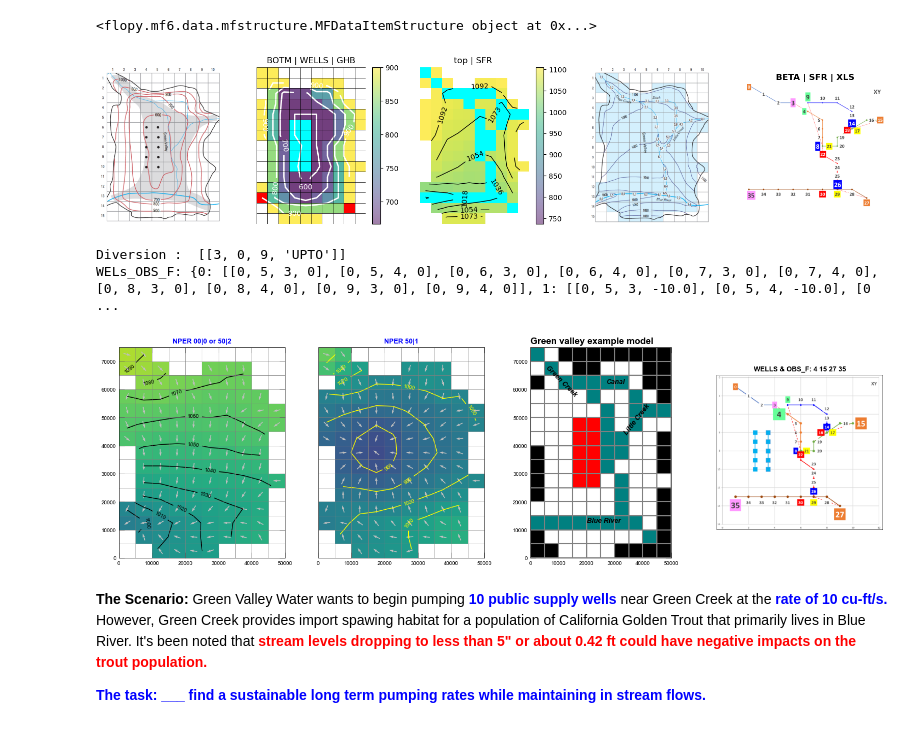
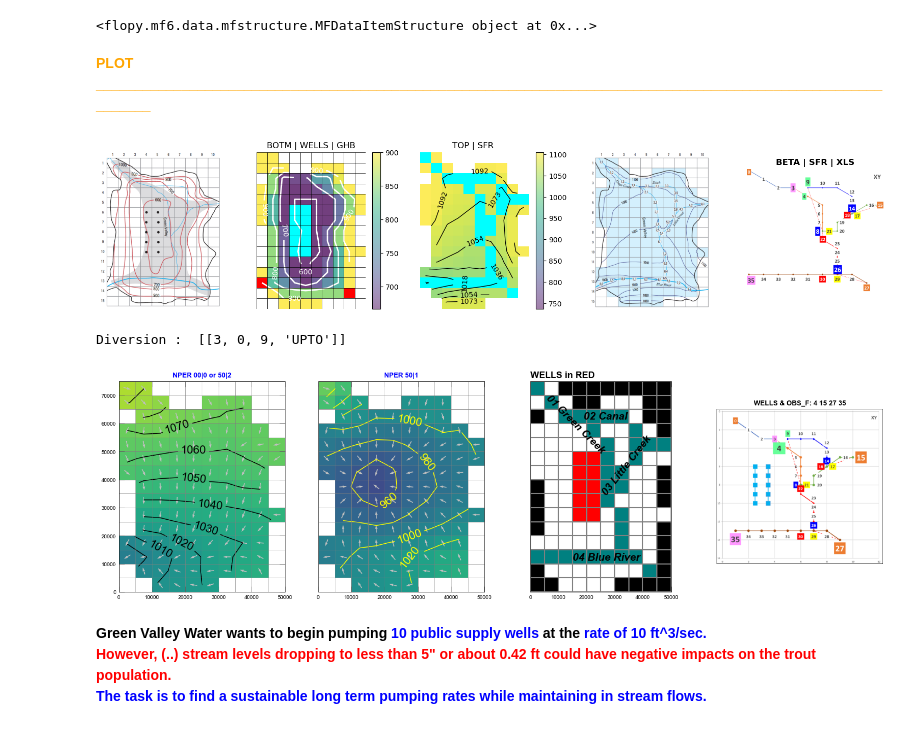
Before and after one commit to grossiRM/Beta-Me, a Jupyter notebook: MF6/11_ex-gwf-sfr-p01_c_API.ipynb, the cells around one changed output. Drawn from its saved outputs; the diff is of its cells as text; code cells hidden in the pictures.

```diff
--- a/MF6/11_ex-gwf-sfr-p01_c_API.ipynb
+++ b/MF6/11_ex-gwf-sfr-p01_c_API.ipynb
@@ -24,27 +26,26 @@ df    = pd.read_csv(REF1/'Beta'/"Bxls_sfr_P.csv", header=None).dropna(how='all')
 # %%
 def build_models():
-    global OBS_D , OBS_F
-    name = model_name
-    sim = flopy.mf6.MFSimulation(sim_name=model_name, sim_ws=TA)         ; flopy.mf6.ModflowTdis(sim, nper=nper, perioddata=tdis_ds, time_units=time_units ) ;aa="summary";bb="bicgstab"
-    flopy.mf6.ModflowIms(sim,print_option=aa,linear_acceleration=bb,outer_maximum=nouter,outer_dvclose=hclose,inner_maximum=ninner,inner_dvclose=hclose,rcloserecord=f"{rclose} strict",)
-    gwf = flopy.mf6.ModflowGwf(sim, modelname=model_name, newtonoptions="newton", save_flows=True)
-    flopy.mf6.ModflowGwfdis(gwf,length_units=length_units,nlay=nlay,nrow=nrow,ncol=ncol,delr=delr,delc=delc,idomain=idomain,top=top,botm=botm,)
-    flopy.mf6.ModflowGwfnpf(gwf,icelltype=1,k=k11,save_specific_discharge=True,)            ; flopy.mf6.ModflowGwfsto(gwf,iconvert=1,sy=sy,ss=ss,steady_state={0: True},transient={1: True},)
-    flopy.mf6.ModflowGwfic(gwf, strt=strt)  ;     flopy.mf6.ModflowGwfghb(gwf, stress_period_data=GHB_S)       ; flopy.mf6.ModflowGwfwel(gwf, stress_period_data=WEL_S)
-    flopy.mf6.ModflowGwfrcha(gwf, recharge=recharge)                                                           ; flopy.mf6.ModflowGwfevta(gwf, surface=surf, rate=evap_rate, depth=ext_depth)
-    sfr = flopy.mf6.ModflowGwfsfr(gwf,length_conversion=3.28081,nreaches=len(SFR_P),packagedata=SFR_P,connectiondata=SFR_C,diversions=SFR_D,perioddata=SFR_S,)
-    OBS_F = f"{sim_name}.sfr.obs" ; csv_file = OBS_F + ".csv"
-    OBS_D = {csv_file: [("r01_stage", "stage", (3,))           ,("r02_stage", "stage", (14,))           ,("r03_stage", "stage", (26,))           ,("r04_stage", "stage"          , (35,)),
-                        ("r01_flow", "downstream-flow", (3,))  ,("r02_flow", "downstream-flow", (14,)) ,("r03_flow", "downstream-flow" ,(26,)) ,("r04_flow", "downstream-flow", (35,))]}
-    sfr.obs.initialize(filename=OBS_F, digits=10, print_input=True, continuous=OBS_D)                ; HF = f"{name}.hds" ;     QF = f"{name}.cbc"
-    flopy.mf6.ModflowGwfoc(gwf,head_filerecord=HF,budget_filerecord=QF,saverecord={0: [("HEAD", "LAST"), ("BUDGET", "LAST")],1: [("HEAD", "LAST"), ("BUDGET", "ALL")],},) ;     return sim
+    global OBS_D , OBS_F ; name = model_name
+    sim = flopy.mf6.MFSimulation  (sim_name=model_name, sim_ws=TA)         ; flopy.mf6.ModflowTdis(sim, nper=nper, perioddata=tdis_ds, time_units=time_units ) ;aa="summary";bb="bicgstab"
+    flopy.mf6.ModflowIms (sim,print_option=aa,linear_acceleration=bb,outer_maximum=nouter,outer_dvclose=hclose,inner_maximum=ninner,inner_dvclose=hclose,rcloserecord=f"{rclose} strict",)
+    gwf = flopy.mf6.ModflowGwf  (sim, modelname=model_name, newtonoptions="newton", save_flows=True)
+    flopy.mf6.ModflowGwfdis  (gwf,length_units=length_units,nlay=nlay,nrow=nrow,ncol=ncol,delr=delr,delc=delc,idomain=idomain,top=top,botm=botm,)
+    flopy.mf6.ModflowGwfnpf  (gwf,icelltype=1,k=k11,save_specific_discharge=True,)     ; flopy.mf6.ModflowGwfsto(gwf,iconvert=1,sy=sy,ss=ss,steady_state={0: True},transient={1: True},)
+    flopy.mf6.ModflowGwfic   (gwf, strt=IC)    ; flopy.mf6.ModflowGwfghb(gwf, stress_period_data=GHB_S)  ;flopy.mf6.ModflowGwfwel(gwf, stress_period_data=WEL_S)
+    flopy.mf6.ModflowGwfrcha (gwf, recharge=recharge)                                                      ;flopy.mf6.ModflowGwfevta(gwf, surface=surf, rate=evap_rate, depth=ext_depth)
+
+    sfr = flopy.mf6.ModflowGwfsfr (gwf,length_conversion=3.28081,nreaches=len(SFR_P),packagedata=SFR_P,connectiondata=SFR_C,diversions=SFR_D,perioddata=SFR_S,)
+    sfr.obs.initialize(filename=OBS_F, digits=10, print_input=True, continuous=OBS_D)                                       ;HF=f"{name}.hds" ;QF=f"{name}.cbc"
+
+    flopy.mf6.ModflowGwfoc  (gwf,head_filerecord=HF,budget_filerecord=QF,saverecord={0:[("HEAD","LAST"),("BUDGET","LAST")],1:[("HEAD","LAST"), ("BUDGET","ALL")],},)   ; return sim
 
 def write_models(sim, silent=True):     sim.write_simulation(silent=silent)
-def run_models(sim, silent=True):       success, buff = sim.run_simulation(silent=silent)       ;     assert success, buff
+def run_models(sim, silent=True):       success, buff = sim.run_simulation(silent=silent)       ; assert success, buff
+sim = build_models()                  ; sim.write_simulation(silent=True)                       ; sim.run_simulation(silent=True);
+# %% [output]
+<flopy.mf6.data.mfstructure.MFDataItemStructure object at 0x...>
-# %%
-sim = build_models()             ; sim.write_simulation(silent=True)     ; sim.run_simulation(silent=True);
-# %% [output]
-<flopy.mf6.data.mfstructure.MFDataItemStructure object at 0x...>
+# %% [markdown]
+<font color='orange'> **PLOT ____________________________________________________________________________________________________________** </font>
 # %%
 GWF=sim.get_model()             ; HOBJ=GWF.output.head()                              ; COBJ=GWF.output.budget()              ; kstpkper=HOBJ.get_kstpkper()
 SA =np.max(top)-np.min(top)     ; LT=np.arange(np.min(top[0]),np.max(top[0]), SA/60)  ; SB=np.max(botm)-np.min(botm)          ; LEV=np.arange(np.min(botm[0]), np.max(botm[0]), SB/10)
@@ -58,34 +59,33 @@ ax = fig.add_subplot(152)            ; mm=flopy.plot.PlotMapView(GWF,ax=ax)   ;
 cbar=plt.colorbar(CO,ax=ax,format="%.0f")    ; plt.axis('off')               ; CW= mm.contour_array(botm,levels=LEV,linewidths=2,linestyles="-",colors="white",masked_values=(0, 1e30, -1e30))
 mm.plot_bc("GHB", color="red")  ; mm.plot_bc("WEL",color="cyan",kper=1) ; ax.set_title("BOTM | WELLS | GHB")  ; mm.plot_grid(lw=0.5, color="black")  ; plt.clabel(CW, fmt="%1.0f")
 
-ax = fig.add_subplot(153)            ; ax.set_title("top | SFR ")  ;plt.axis('off') ; # ______________________________________________________________________________________
-mm=flopy.plot.PlotMapView(GWF,ax=ax)  ;TC=mm.plot_array(top,vmin=np.max(top[0])/1.5,vmax=np.max(top[0]),masked_values=(0,1e30,-1e30),alpha=0.5)       ; cbar=plt.colorbar(TC,ax=ax, format="%.0f")
+ax = fig.add_subplot(153)            ; ax.set_title("TOP | SFR ")  ;plt.axis('off') ; # ______________________________________________________________________________________
+mm=flopy.plot.PlotMapView(GWF,ax=ax)  ;TC=mm.plot_array(top,vmin=np.max(top[0])/1.5,vmax=np.max(top[0]),masked_values=(0,1e30,-1e30),alpha=0.5)      ; cbar=plt.colorbar(TC,ax=ax, format="%.0f")
 mm.plot_bc("SFR", color="cyan") ; CV = mm.contour_array(top,levels=LT,linewidths=1,linestyles="-",colors="black",masked_values=(0, 1e30, -1e30))     ; plt.clabel(CV, fmt="%1.0f")
 
 ax = fig.add_subplot(154)            ;image=plt.imread(REF1/'SRF2.png') ;ax.imshow(image) ;ax.axis('off')
 ax = fig.add_subplot(155)            ;image=plt.imread(REF1/'BXLS.png') ;ax.imshow(image) ;ax.axis('off')     ; ax.set_title("BETA | SFR | XLS",fontweight="bold") ; plt.show()
 
-print('Diversion : ', SFR_D)   ; print('WELs_OBS_F:', WEL_S) #import xlwings as xw ; wb = xw.Book('E:/15_REPOS/02_Beta-Me/Beta_xls/11_15_51_SFR.xlsx')  ; wb.sheets['b'].activate()
+print('Diversion : ', SFR_D)  #; print('WELs_OBS_F:', WEL_S) #import xlwings as xw ; wb = xw.Book('E:/15_REPOS/02_Beta-Me/Beta_xls/11_15_51_SFR.xlsx')  ; wb.sheets['b'].activate()
 # %% [output]
 [figure]
 Diversion :  [[3, 0, 9, 'UPTO']]
-WELs_OBS_F: {0: [[0, 5, 3, 0], [0, 5, 4, 0], [0, 6, 3, 0], [0, 6, 4, 0], [0, 7, 3, 0], [0, 7, 4, 0], [0, 8, 3, 0], [0, 8, 4, 0], [0, 9, 3, 0], [0, 9, 4, 0]], 1: [[0, 5, 3, -10.0], [0, 5, 4, -10.0], [0 ...
 # %%
-fig = plt.figure(figsize=(18, 5))     ;extents = (0.0,delr*ncol,0.0,delc*nrow)             # ; print('Min H', round(np.min(head0[0]),0), '____ Min H pump',round(np.min(head1[0]),0))
-with styles.USGSMap():
+fig = plt.figure(figsize=(18, 5))          ; EX = (0.0,delr*ncol,0.0,delc*nrow)
+with styles.USGSMap():                   # ; print('Min H', round(np.min(head0[0]),0), '____ Min H pump',round(np.min(head1[0]),0))
     ax = fig.add_subplot(141)   # _______________________________________________________________________________________________________
-    mm=flopy.plot.PlotMapView(GWF,ax=ax,extent=extents)  ;HC=mm.plot_array(head0,vmin=900,vmax=1120,masked_values=(0,1e30,-1e30))     ;ax.set_title('NPER 00|0 or 50|2',fontweight='bold', color='blue')
+    mm=flopy.plot.PlotMapView(GWF,ax=ax,extent=EX)  ;HC=mm.plot_array(head0,vmin=900,vmax=1120)     ;ax.set_title('NPER 00|0 or 50|2',fontweight='bold', color='blue')
     CV = mm.contour_array(head0,levels=np.arange(900, 1100, 10),linewidths=1,linestyles="-",colors="black",masked_values=(0, 1e30, -1e30))
-    plt.clabel(CV, fmt="%1.0f") ; mm.plot_vector(QX0, QY0, normalize=True, color="0.75")   ;mm.plot_grid(lw=0.5)
+    plt.clabel(CV, fmt="%1.0f",fontsize=15) ; mm.plot_vector(QX0, QY0, normalize=True, color="0.75")   ;mm.plot_grid(lw=0.5)
     ax = fig.add_subplot(142)   # _______________________________________________________________________________________________________
-    mn = flopy.plot.PlotMapView(GWF,ax=ax,extent=extents) ;HC=mn.plot_array(head1,vmin=900,vmax=1120,masked_values=(0, 1e30,-1e30))   ;ax.set_title('NPER 50|1',fontweight='bold',color='b')
+    mn = flopy.plot.PlotMapView(GWF,ax=ax,extent=EX) ;HC=mn.plot_array(head1,vmin=900,vmax=1120,)   ;ax.set_title('NPER 50|1',fontweight='bold',color='b')
     CV = mn.contour_array(head1,levels=np.arange(900, 1100, 20),linewidths=1,linestyles="-",colors="yellow",masked_values=(0, 1e30, -1e30))
-    plt.clabel(CV, fmt="%1.0f") ; mn.plot_vector(QX1, QY1, normalize=True, color="0.75")   ;mn.plot_grid(lw=0.5)                               ; ax.yaxis.set_visible(False)
+    plt.clabel(CV, fmt="%1.0f",fontsize=15) ; mn.plot_vector(QX1, QY1, normalize=True, color="0.75")   ;mn.plot_grid(lw=0.5)      ; ax.yaxis.set_visible(False)
     ax = fig.add_subplot(143)
     pmv = flopy.plot.PlotMapView(GWF,) ; pmv.plot_inactive() ; pmv.plot_grid() ; pmv.plot_bc("SFR") ; pmv.plot_bc("WEL", plotAll=True,kper=1)
-    styles.heading(ax=ax, heading="Green valley example model", fontsize=12)
-    styles.add_text(ax,text="Green Creek",x=0.10,y=0.76,bold=True,rotation=-45,fontsize=9,) ; styles.add_text(ax, text="Canal", x=0.54, y=0.82, bold=True, fontsize=9)
-    styles.add_text(ax,text="Little Creek",x=0.66,y=0.58,bold=True,rotation=52,fontsize=9,) ; styles.add_text(ax, text="Blue River", x=0.40, y=0.16, bold=True, fontsize=9)
-    ax = fig.add_subplot(144)   ; image=plt.imread(REF1/'BXLS_2.png') ;ax.imshow(image) ;ax.axis('off')         ; ax.set_title("WELLS & OBS_F: 4 15 27 35",fontweight="bold")   ;plt.show()
+    styles.heading(ax=ax, heading="WELLS in RED", fontsize=12)                                                      ; ax.yaxis.set_visible(False)
+    styles.add_text(ax,text="01 Green Creek",x=0.10,y=0.65,bold=True,rotation=-45,fontsize=14,) ; styles.add_text(ax, text="02 Canal", x=0.38, y=0.81, bold=True, fontsize=14)
+    styles.add_text(ax,text="03 Little Creek",x=0.5,y=0.45,bold=True,rotation=52,fontsize=14,) ; styles.add_text(ax, text="04 Blue River", x=0.30, y=0.14, bold=True, fontsize=14)
+    ax = fig.add_subplot(144)   ; image=plt.imread(REF1/'BXLS_2.png') ;ax.imshow(image) ;ax.axis('off')         ; ax.set_title("WELLS & OBS_F: 4 15 27 35",fontweight="bold")        ;plt.show()
 # %% [output]
-[figure, old version]
+[figure, new version]
@@ -108,6 +92,3 @@ n='n'                                                                          ;
 # %% [markdown]
-**The Scenario:** Green Valley Water wants to begin pumping <font color='blue'> **10 public supply wells** </font> near Green Creek at the <font color='blue'> **rate of 10 cu-ft/s.** </font> However, Green Creek provides import spawing habitat for a population of California Golden Trout that primarily lives in Blue River. It's been noted that
-<font color='red'> **stream levels dropping to less than 5" or about 0.42 ft could have negative impacts on the trout population.** </font>
-
-<font color='blue'> **The task: ___ find a sustainable long term pumping rates while maintaining in stream flows.** </font>
+**Green Valley Water wants to begin pumping <font color='blue'> 10 public supply wells </font> at the <font color='blue'> rate of 10 ft^3/sec. </font>** <br> <font color='red'> **However, (..)  stream levels dropping to less than 5" or about 0.42 ft could have negative impacts on the trout population.** </font> <br> <font color='blue'> **The task is to find a sustainable long term pumping rates while maintaining in stream flows.** </font>
 # %%
```
Also changed, not shown: parts of 25 cells of this notebook, 3 other files.
